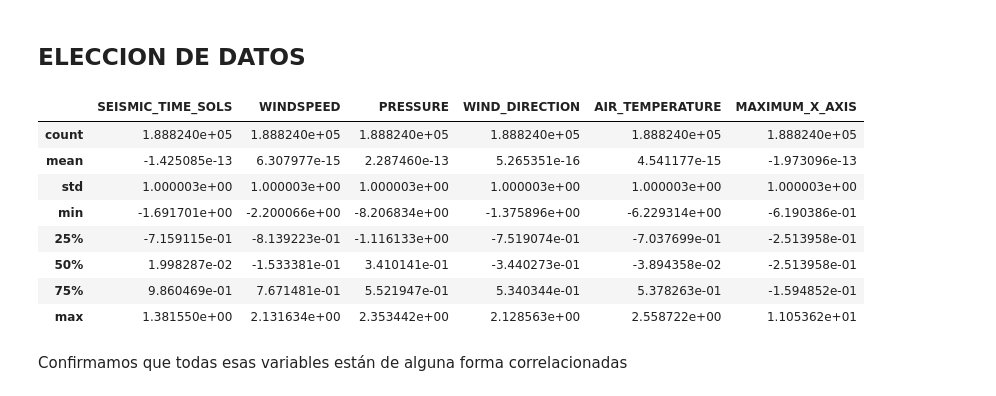
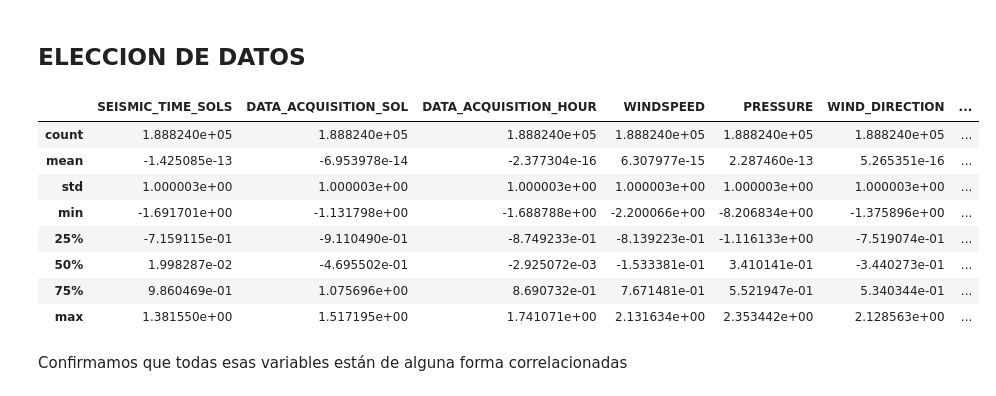
Before and after one commit to gabgarar/NASA---Mision-Vikings, a Jupyter notebook: Hierarchical_clustering.ipynb, the cells around one changed output. Drawn from its saved outputs; the diff is of its cells as text; code cells hidden in the pictures.

```diff
--- a/Hierarchical_clustering.ipynb
+++ b/Hierarchical_clustering.ipynb
@@ -197,28 +42,28 @@ X.shape
 # %%
 # Vemos que elementos usar en funcion de la correlacion anterior
 
-datos_pca = fd[['SEISMIC_TIME_SOLS','WINDSPEED','PRESSURE','WIND_DIRECTION','AIR_TEMPERATURE','MAXIMUM_X_AXIS']]
-datos_pca = datos_pca[datos_pca.WINDSPEED <= 4 ]
-datos_pca = datos_pca[~np.isnan(datos_pca).any(axis=1)]
+datos_pca = fd[['SEISMIC_TIME_SOLS','DATA_ACQUISITION_SOL', 'DATA_ACQUISITION_HOUR','WINDSPEED','PRESSURE','WIND_DIRECTION','AIR_TEMPERATURE','MAXIMUM_X_AXIS']]
+datos_pca_less = datos_pca[datos_pca.WINDSPEED <= 4 ]
+datos_pca_limpios = datos_pca_less[~np.isnan(datos_pca_less).any(axis=1)]
 
 # Estandarizamos los datos
 
-datos_std = StandardScaler().fit_transform(datos_pca)
+datos_std = StandardScaler().fit_transform(datos_pca_limpios)
 
 # Volvemos a generar el DataFrame para mejor manejo
 
 datos_pca_std = pd.DataFrame(datos_std, columns=datos_pca.columns)
 datos_pca_std.describe()
 # %% [output]
-|  | SEISMIC_TIME_SOLS | WINDSPEED | PRESSURE | WIND_DIRECTION | AIR_TEMPERATURE | MAXIMUM_X_AXIS |
-| count | 1.888240e+05 | 1.888240e+05 | 1.888240e+05 | 1.888240e+05 | 1.888240e+05 | 1.888240e+05 |
-| mean | -1.425085e-13 | 6.307977e-15 | 2.287460e-13 | 5.265351e-16 | 4.541177e-15 | -1.973096e-13 |
-| std | 1.000003e+00 | 1.000003e+00 | 1.000003e+00 | 1.000003e+00 | 1.000003e+00 | 1.000003e+00 |
-| min | -1.691701e+00 | -2.200066e+00 | -8.206834e+00 | -1.375896e+00 | -6.229314e+00 | -6.190386e-01 |
-| 25% | -7.159115e-01 | -8.139223e-01 | -1.116133e+00 | -7.519074e-01 | -7.037699e-01 | -2.513958e-01 |
-| 50% | 1.998287e-02 | -1.533381e-01 | 3.410141e-01 | -3.440273e-01 | -3.894358e-02 | -2.513958e-01 |
-| 75% | 9.860469e-01 | 7.671481e-01 | 5.521947e-01 | 5.340344e-01 | 5.378263e-01 | -1.594852e-01 |
-| max | 1.381550e+00 | 2.131634e+00 | 2.353442e+00 | 2.128563e+00 | 2.558722e+00 | 1.105362e+01 |
+|  | SEISMIC_TIME_SOLS | DATA_ACQUISITION_SOL | DATA_ACQUISITION_HOUR | WINDSPEED | PRESSURE | WIND_DIRECTION | ... |
+| count | 1.888240e+05 | 1.888240e+05 | 1.888240e+05 | 1.888240e+05 | 1.888240e+05 | 1.888240e+05 | ... |
+| mean | -1.425085e-13 | -6.953978e-14 | -2.377304e-16 | 6.307977e-15 | 2.287460e-13 | 5.265351e-16 | ... |
+| std | 1.000003e+00 | 1.000003e+00 | 1.000003e+00 | 1.000003e+00 | 1.000003e+00 | 1.000003e+00 | ... |
+| min | -1.691701e+00 | -1.131798e+00 | -1.688788e+00 | -2.200066e+00 | -8.206834e+00 | -1.375896e+00 | ... |
+| 25% | -7.159115e-01 | -9.110490e-01 | -8.749233e-01 | -8.139223e-01 | -1.116133e+00 | -7.519074e-01 | ... |
+| 50% | 1.998287e-02 | -4.695502e-01 | -2.925072e-03 | -1.533381e-01 | 3.410141e-01 | -3.440273e-01 | ... |
+| 75% | 9.860469e-01 | 1.075696e+00 | 8.690732e-01 | 7.671481e-01 | 5.521947e-01 | 5.340344e-01 | ... |
+| max | 1.381550e+00 | 1.517195e+00 | 1.741071e+00 | 2.131634e+00 | 2.353442e+00 | 2.128563e+00 | ... |
 # %% [markdown]
 Confirmamos que todas esas variables están de alguna forma correlacionadas
 # %% [markdown]
```
Also changed, not shown: parts of 30 cells of this notebook, 1 other file.
